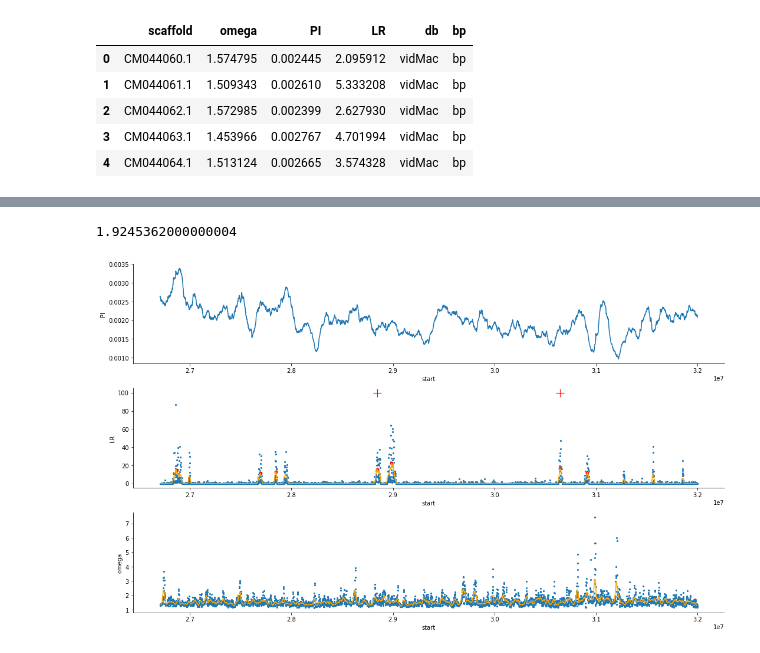
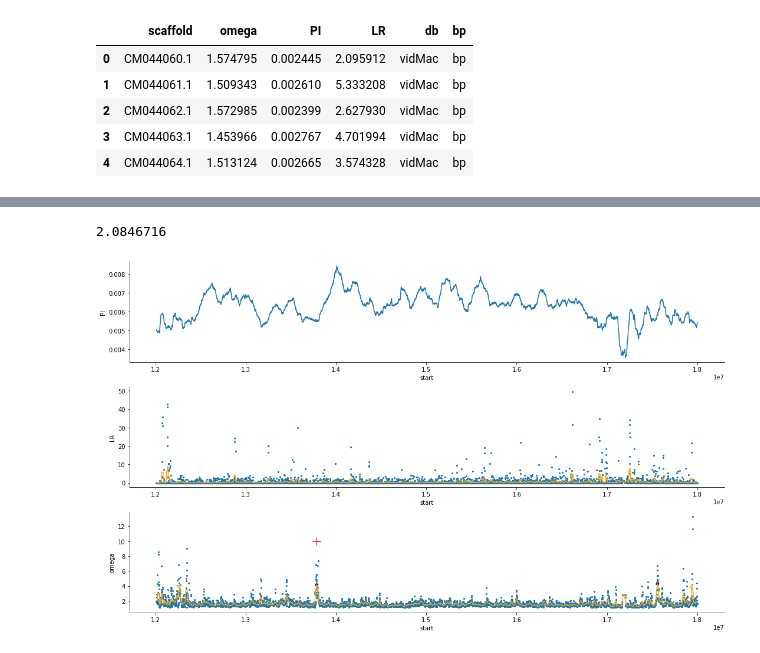
Before and after one commit to osipovarev/Brood_parasites_analysis, a Jupyter notebook: selective_sweeps_analysis.ipynb, the cells around one changed output, grey strips where cells are left out. Drawn from its saved outputs; the diff is of its cells as text; code cells hidden in the pictures.

```diff
--- a/selective_sweeps_analysis.ipynb
+++ b/selective_sweeps_analysis.ipynb
@@ -46,8 +46,9 @@ def find_local_extrema(x, f_x, window, p, extreme):
 # %%
 # Load ALL data
 dir_path = '/Users/osipova/Documents/LabDocs/Brood_parasites_analysis/'
-dbs = ['vidMac', 'vidCha', 'anoImb', 'taeGut', 'poeAcu', 'indInd', 'picPub', 'molAte', 'agePho']
-bps = ['vidMac', 'vidCha', 'anoImb', 'indInd', 'molAte']
+dbs = ['vidMac', 'vidCha', 'anoImb', 'taeGut', 'poeAcu', 'indInd', 'picPub',
+       'molAte', 'agePho', 'hetAtr', 'nipNip']
+bps = ['vidMac', 'vidCha', 'anoImb', 'indInd', 'molAte', 'hetAtr']
 
 all_DFs = {}
 i = 0
@@ -112,10 +113,10 @@ pdf_name = 'full_axes.omega_LR_PI.by_db.summary_stats.pdf'.format(db)
 sns.set_palette('tab10')
 
 ## Plot 4Mb regions of a chr
-df_full = all_DFs['vidCha']
+df_full = all_DFs['hetAtr']
 
-C = 'CM049526'
-n = 26
+C = 'CM021731.1'
+n = 12
 df = df_full[(df_full['scaffold'] == C) & (df_full['start'] > n*10**6) & (df_full['start'] < (n+6)*10**6)]
 
 
@@ -156,35 +157,35 @@ sns.scatterplot(ax=ax2, x=smoothed_x[minima_indices], y=smoothed_f_x[minima_indi
 ## Extend region of PI peaks +- delta (50k in total)
 delta = 25000
 pi_peaks_region = []
 for el in pi_peaks:
     pi_peaks_region.extend([i for i in range(el - delta, el + delta)])
 
 ## Overlap peaks
 peaks_overlap = [i for i in lr_peaks if i in pi_peaks_region]
 sns.scatterplot(ax=ax2, x=peaks_overlap, y=100, color='red', marker="+", s=200)
 
 
 
 ## Omega
 x = df['start']
 f_x = df['omega']
 smoothed_x, smoothed_f_x, minima_indices = find_local_extrema(x, f_x, window, p_o, 'max')
 op_peaks = smoothed_x[minima_indices]
 
 sns.scatterplot(ax=ax3, data=df, x='start', y='omega', linewidth=0, s=10)
 sns.lineplot(ax=ax3, x=smoothed_x, y=smoothed_f_x, color='orange')
 sns.scatterplot(ax=ax3, x=smoothed_x[minima_indices], y=smoothed_f_x[minima_indices], color='red', s=40)
 
 ## Overlap peaks
 peaks_overlap = [i for i in op_peaks if i in pi_peaks_region]
 sns.scatterplot(ax=ax3, x=peaks_overlap, y=10, color='red', marker="+", s=200)
 
 
 sns.despine(fig=None, ax=None, left=False, bottom=False, offset=None, trim=False)
 fig.tight_layout()
 # %% [output]
-1.9245362000000004
+2.0846716
-[figure, old version]
+[figure, new version]
 # %%
 ### Now don't plot anything but quantify! and store peak coordinates in a dictionary
 dir_path = '/Users/osipova/Documents/LabDocs/Brood_parasites_analysis/'
```
Also changed, not shown: parts of 6 cells of this notebook, 1 other file.
